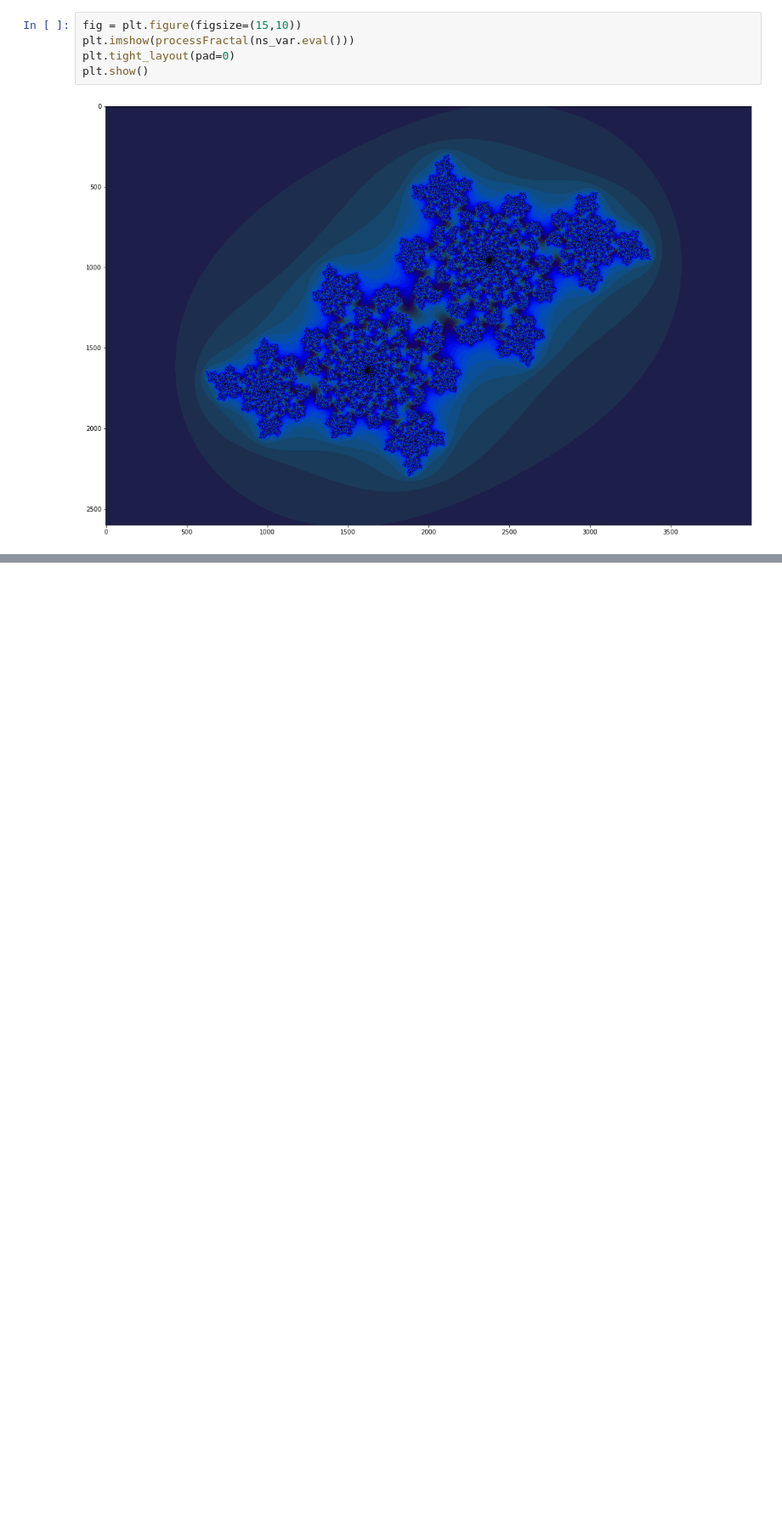
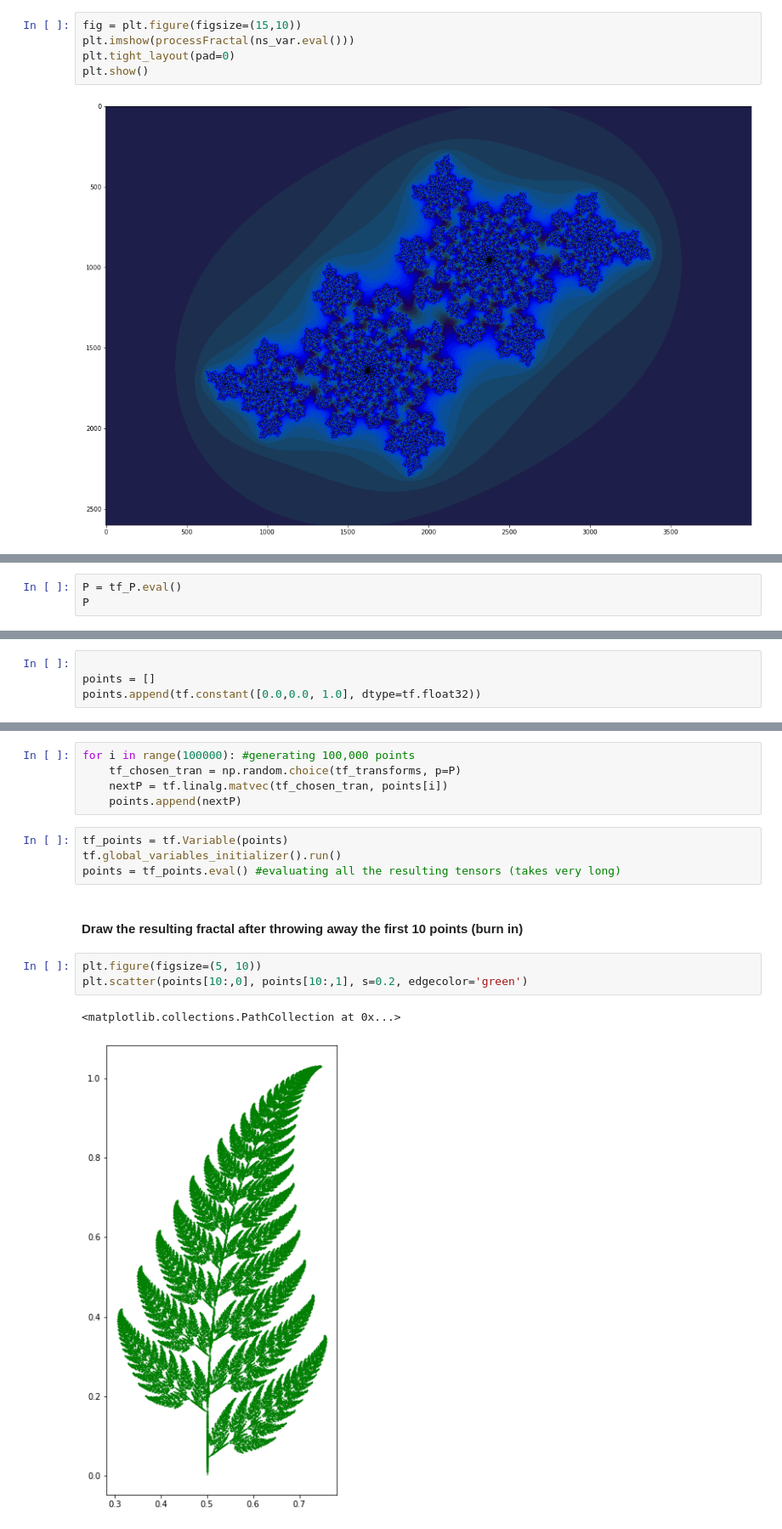
Before and after one commit to vabbosh/fractals, a Jupyter notebook: Lab-1.ipynb, the cells around one changed output, grey strips where cells are left out. Shown at 85% size. Cells and saved outputs as stored; diff of their text form; blank space fills up the shorter version.

Commit message:
Part 3 with TensorFlow

```diff
--- a/Lab-1.ipynb
+++ b/Lab-1.ipynb
@@ -150,0 +214,3 @@ plt.show()
+# %%
+P = tf_P.eval()
+P
@@ -150,0 +221,4 @@ plt.show()
+# %%
+
+points = []
+points.append(tf.constant([0.0,0.0, 1.0], dtype=tf.float32))
@@ -150,0 +230,17 @@ plt.show()
+# %%
+for i in range(100000): #generating 100,000 points
+    tf_chosen_tran = np.random.choice(tf_transforms, p=P)
+    nextP = tf.linalg.matvec(tf_chosen_tran, points[i])
+    points.append(nextP)
+# %%
+tf_points = tf.Variable(points)
+tf.global_variables_initializer().run()
+points = tf_points.eval() #evaluating all the resulting tensors (takes very long)
+# %% [markdown]
+#### Draw the resulting fractal after throwing away the first 10 points (burn in)
+# %%
+plt.figure(figsize=(5, 10))
+plt.scatter(points[10:,0], points[10:,1], s=0.2, edgecolor='green')
+# %% [output]
+<matplotlib.collections.PathCollection at 0x...>
+[figure, added]
```
Also changed, not shown: parts of 22 cells of this notebook.
